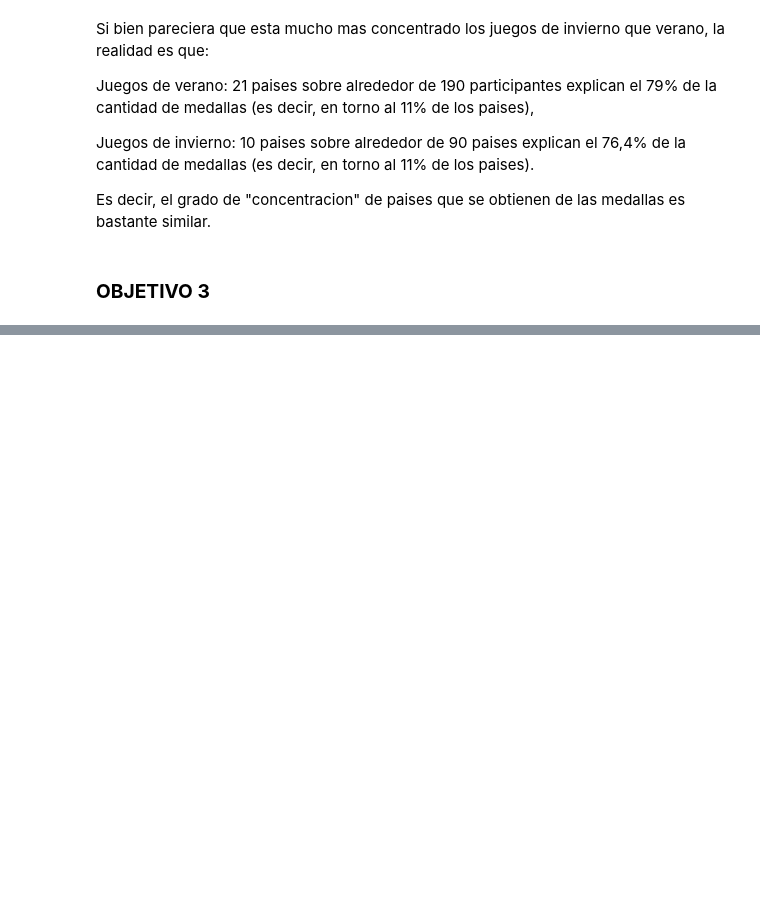
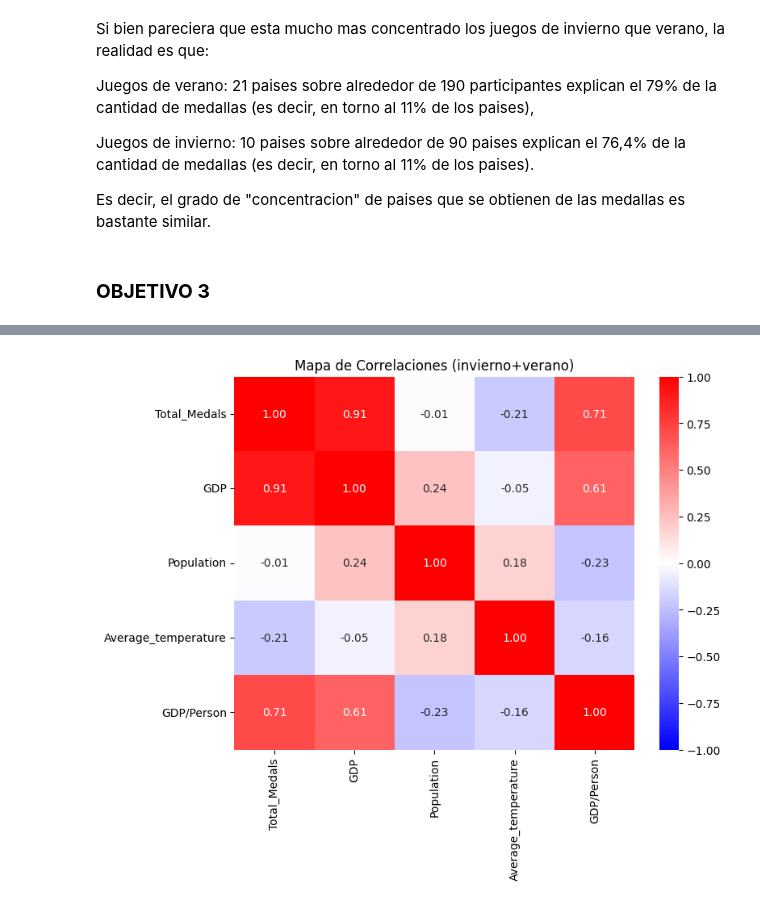
Before and after one commit to PabloMurer/Data-Science-I, a Jupyter notebook: Primera_entrega_(final).ipynb, the cells around one changed output, grey strips where cells are left out. Cells and saved outputs as stored; diff of their text form; code cells hidden in the pictures; blank space fills up the shorter version.

```diff
--- a/Primera_entrega_(final).ipynb
+++ b/Primera_entrega_(final).ipynb
@@ -1342,0 +1505,26 @@ Es decir, el grado de "concentracion" de paises que se obtienen de las medallas
+# %%
+import matplotlib.pyplot as plt
+import seaborn as sns
+
+# Select the columns for the heatmap
+heatmap_data = merged_df[['Total_Medals', 'GDP', 'Population', 'Average_temperature', 'GDP/Person']].head(25).dropna()
+
+# Normalize the data to the range [-1, 1]
+heatmap_data_normalized = (heatmap_data - heatmap_data.min()) / (heatmap_data.max() - heatmap_data.min())
+heatmap_data_normalized = 2 * heatmap_data_normalized - 1
+
+# Create the custom diverging colormap
+from matplotlib.colors import LinearSegmentedColormap
+
+colors = [(0, 'blue'), (0.5, 'white'), (1, 'red')]  # Define color transitions
+cmap_name = 'diverging_cmap'
+cmap = LinearSegmentedColormap.from_list(cmap_name, colors)
+
+
+# Create the heatmap
+plt.figure(figsize=(8, 6))  # Adjust figure size as needed
+sns.heatmap(heatmap_data_normalized.corr(), annot=True, cmap=cmap, vmin=-1, vmax=1, center=0, fmt=".2f")
+plt.title('Mapa de Correlaciones (invierno+verano)')
+plt.show()
+# %% [output]
+[figure, added]
```
Also changed, not shown: parts of 8 cells of this notebook.
